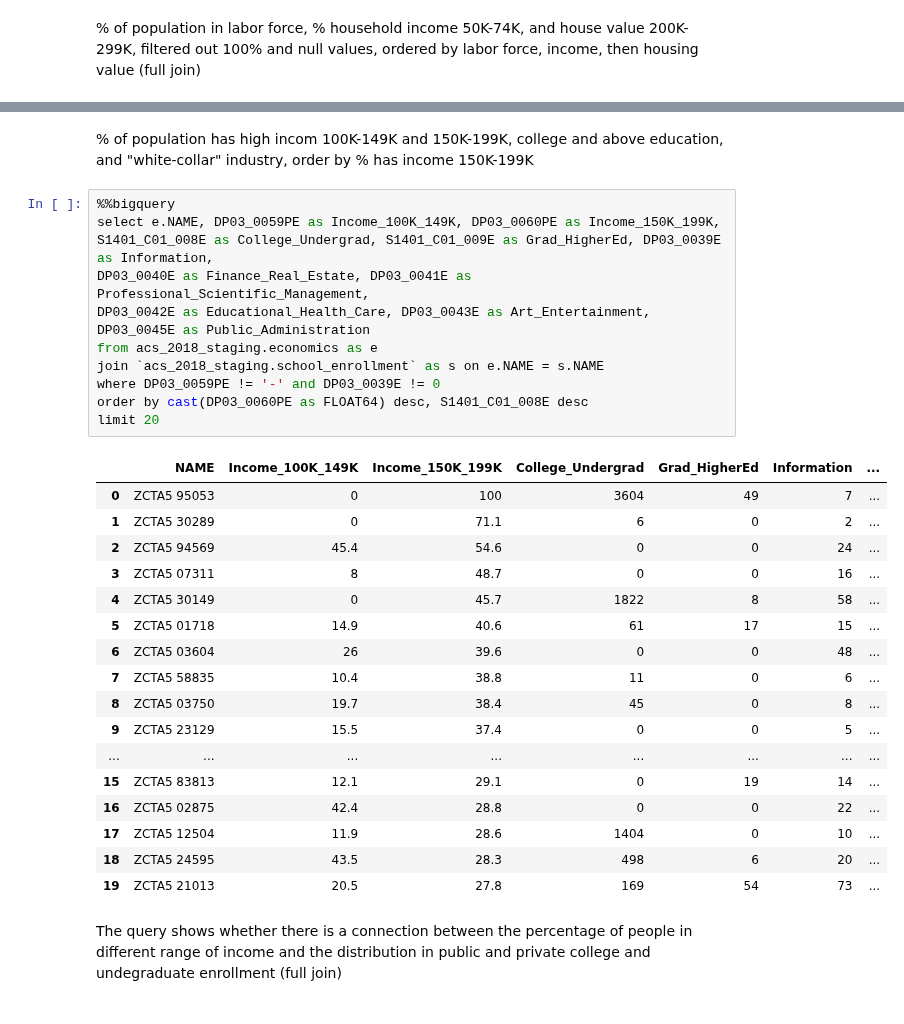
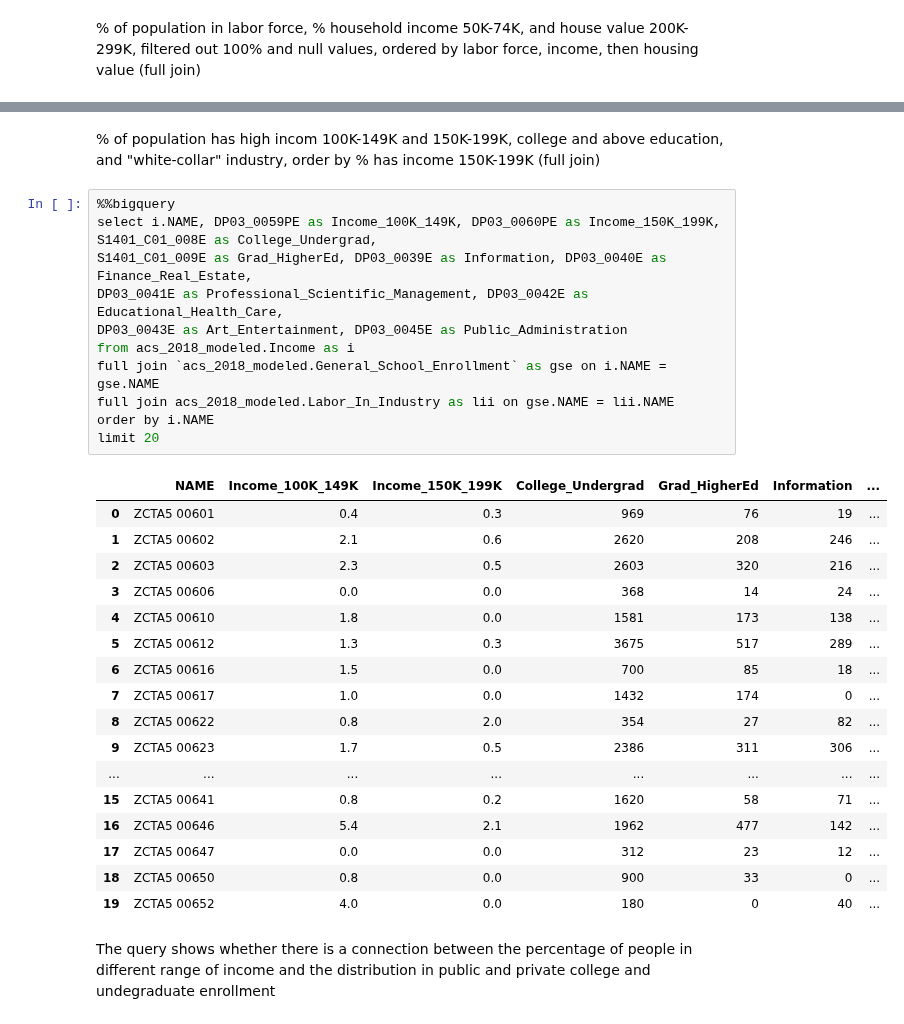
Before and after one commit to xindixu/US-demographic-analysis, a Jupyter notebook: primary-data/acs_2018_joins.ipynb, the cells around one changed output, grey strips where cells are left out. Saved outputs shown, nothing was run; the diff lists cells and outputs as text.

```diff
--- a/primary-data/acs_2018_joins.ipynb
+++ b/primary-data/acs_2018_joins.ipynb
@@ -84,34 +84,35 @@ limit 10
 # %% [markdown]
-% of population has high incom 100K-149K and 150K-199K, college and above education, and "white-collar" industry, order by % has income 150K-199K
+% of population has high incom 100K-149K and 150K-199K, college and above education, and "white-collar" industry, order by % has income 150K-199K (full join)
 # %%
 %%bigquery
-select e.NAME, DP03_0059PE as Income_100K_149K, DP03_0060PE as Income_150K_199K, S1401_C01_008E as College_Undergrad, S1401_C01_009E as Grad_HigherEd, DP03_0039E as Information,
-DP03_0040E as Finance_Real_Estate, DP03_0041E as Professional_Scientific_Management,
-DP03_0042E as Educational_Health_Care, DP03_0043E as Art_Entertainment, DP03_0045E as Public_Administration
-from acs_2018_staging.economics as e
-join `acs_2018_staging.school_enrollment` as s on e.NAME = s.NAME
-where DP03_0059PE != '-' and DP03_0039E != 0
-order by cast(DP03_0060PE as FLOAT64) desc, S1401_C01_008E desc
+select i.NAME, DP03_0059PE as Income_100K_149K, DP03_0060PE as Income_150K_199K, S1401_C01_008E as College_Undergrad,
+S1401_C01_009E as Grad_HigherEd, DP03_0039E as Information, DP03_0040E as Finance_Real_Estate,
+DP03_0041E as Professional_Scientific_Management, DP03_0042E as Educational_Health_Care,
+DP03_0043E as Art_Entertainment, DP03_0045E as Public_Administration
+from acs_2018_modeled.Income as i
+full join `acs_2018_modeled.General_School_Enrollment` as gse on i.NAME = gse.NAME
+full join acs_2018_modeled.Labor_In_Industry as lii on gse.NAME = lii.NAME
+order by i.NAME
 limit 20
 # %% [output]
 |  | NAME | Income_100K_149K | Income_150K_199K | College_Undergrad | Grad_HigherEd | Information | ... |
-| 0 | ZCTA5 95053 | 0 | 100 | 3604 | 49 | 7 | ... |
-| 1 | ZCTA5 30289 | 0 | 71.1 | 6 | 0 | 2 | ... |
-| 2 | ZCTA5 94569 | 45.4 | 54.6 | 0 | 0 | 24 | ... |
-| 3 | ZCTA5 07311 | 8 | 48.7 | 0 | 0 | 16 | ... |
-| 4 | ZCTA5 30149 | 0 | 45.7 | 1822 | 8 | 58 | ... |
-| 5 | ZCTA5 01718 | 14.9 | 40.6 | 61 | 17 | 15 | ... |
-| 6 | ZCTA5 03604 | 26 | 39.6 | 0 | 0 | 48 | ... |
-| 7 | ZCTA5 58835 | 10.4 | 38.8 | 11 | 0 | 6 | ... |
-| 8 | ZCTA5 03750 | 19.7 | 38.4 | 45 | 0 | 8 | ... |
-| 9 | ZCTA5 23129 | 15.5 | 37.4 | 0 | 0 | 5 | ... |
+| 0 | ZCTA5 00601 | 0.4 | 0.3 | 969 | 76 | 19 | ... |
+| 1 | ZCTA5 00602 | 2.1 | 0.6 | 2620 | 208 | 246 | ... |
+| 2 | ZCTA5 00603 | 2.3 | 0.5 | 2603 | 320 | 216 | ... |
+| 3 | ZCTA5 00606 | 0.0 | 0.0 | 368 | 14 | 24 | ... |
+| 4 | ZCTA5 00610 | 1.8 | 0.0 | 1581 | 173 | 138 | ... |
+| 5 | ZCTA5 00612 | 1.3 | 0.3 | 3675 | 517 | 289 | ... |
+| 6 | ZCTA5 00616 | 1.5 | 0.0 | 700 | 85 | 18 | ... |
+| 7 | ZCTA5 00617 | 1.0 | 0.0 | 1432 | 174 | 0 | ... |
+| 8 | ZCTA5 00622 | 0.8 | 2.0 | 354 | 27 | 82 | ... |
+| 9 | ZCTA5 00623 | 1.7 | 0.5 | 2386 | 311 | 306 | ... |
 | ... | ... | ... | ... | ... | ... | ... | ... |
-| 15 | ZCTA5 83813 | 12.1 | 29.1 | 0 | 19 | 14 | ... |
-| 16 | ZCTA5 02875 | 42.4 | 28.8 | 0 | 0 | 22 | ... |
-| 17 | ZCTA5 12504 | 11.9 | 28.6 | 1404 | 0 | 10 | ... |
-| 18 | ZCTA5 24595 | 43.5 | 28.3 | 498 | 6 | 20 | ... |
-| 19 | ZCTA5 21013 | 20.5 | 27.8 | 169 | 54 | 73 | ... |
+| 15 | ZCTA5 00641 | 0.8 | 0.2 | 1620 | 58 | 71 | ... |
+| 16 | ZCTA5 00646 | 5.4 | 2.1 | 1962 | 477 | 142 | ... |
+| 17 | ZCTA5 00647 | 0.0 | 0.0 | 312 | 23 | 12 | ... |
+| 18 | ZCTA5 00650 | 0.8 | 0.0 | 900 | 33 | 0 | ... |
+| 19 | ZCTA5 00652 | 4.0 | 0.0 | 180 | 0 | 40 | ... |
 # %% [markdown]
-The query shows whether there is a connection between the percentage of people in different range of income and the distribution in public and private college and undegraduate enrollment (full join)
+The query shows whether there is a connection between the percentage of people in different range of income and the distribution in public and private college and undegraduate enrollment
 # %%
 %%bigquery
```
Also changed, not shown: parts of 11 cells of this notebook.
